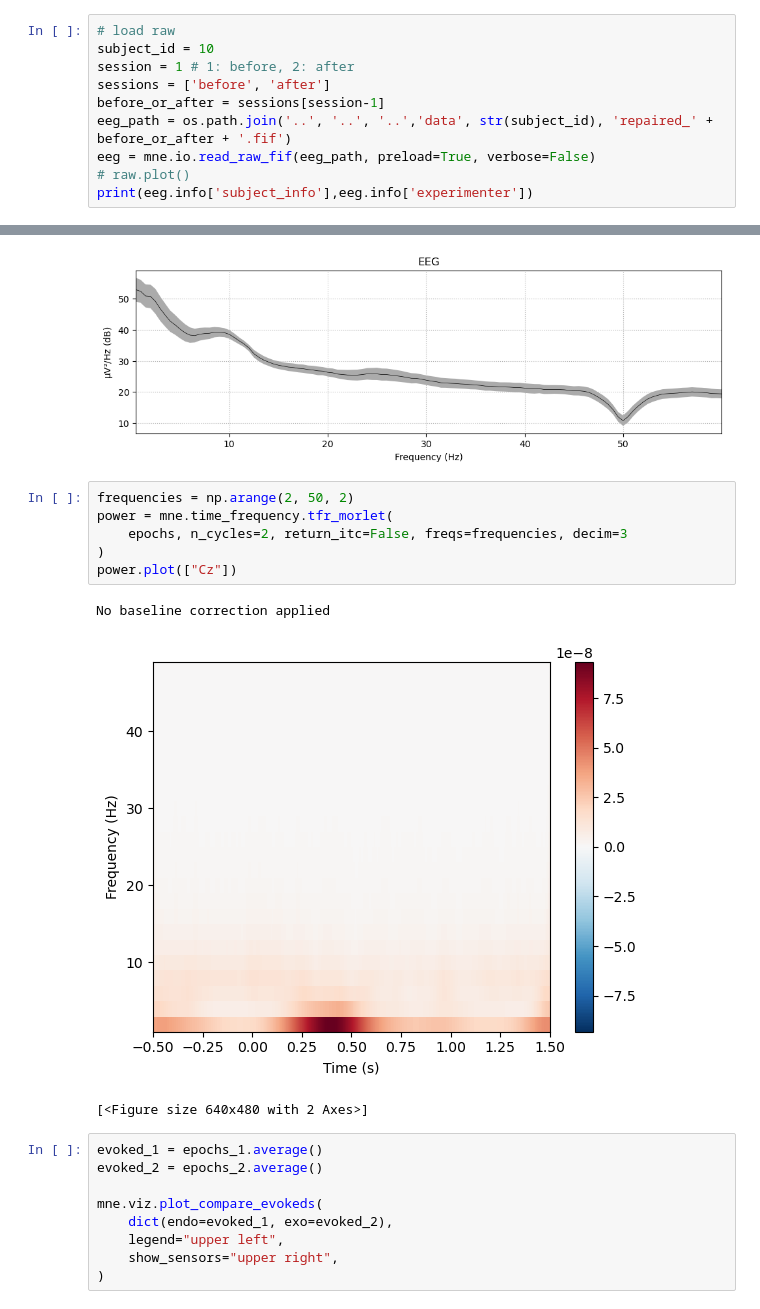
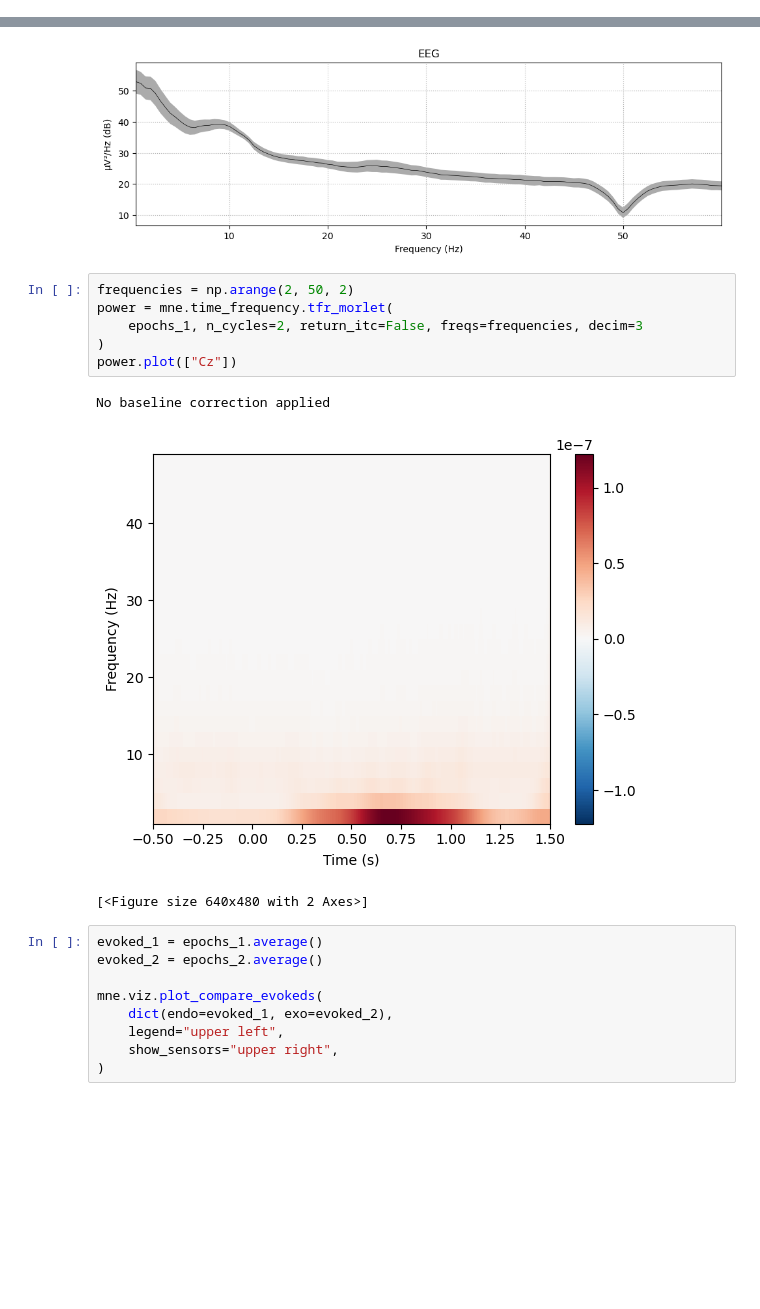
Before and after one commit to Shawnzty/tACS-Attention, a Jupyter notebook: processing/eeg_analysis/individual_analysis.ipynb, the cells around one changed output, grey strips where cells are left out. Drawn from its saved outputs; the diff is of its cells as text; blank space fills up the shorter version.

```diff
--- a/processing/eeg_analysis/individual_analysis.ipynb
+++ b/processing/eeg_analysis/individual_analysis.ipynb
@@ -14,12 +18,2 @@ import re
 # %% [markdown]
 ### Load data
-# %%
-# load raw
-subject_id = 10
-session = 1 # 1: before, 2: after
-sessions = ['before', 'after']
-before_or_after = sessions[session-1]
-eeg_path = os.path.join('..', '..', '..','data', str(subject_id), 'repaired_' + before_or_after + '.fif')
-eeg = mne.io.read_raw_fif(eeg_path, preload=True, verbose=False)
-# raw.plot()
-print(eeg.info['subject_info'],eeg.info['experimenter'])
@@ -139,12 +185,12 @@ Using data from preloaded Raw for 60 events and 2401 original time points ...
 # %%
 frequencies = np.arange(2, 50, 2)
 power = mne.time_frequency.tfr_morlet(
-    epochs, n_cycles=2, return_itc=False, freqs=frequencies, decim=3
+    epochs_1, n_cycles=2, return_itc=False, freqs=frequencies, decim=3
 )
 power.plot(["Cz"])
 # %% [output]
 No baseline correction applied
-[figure, old version]
+[figure, new version]
 [<Figure size 640x480 with 2 Axes>]
 # %%
 evoked_1 = epochs_1.average()
```
Also changed, not shown: parts of 4 cells of this notebook, 5 other files.
